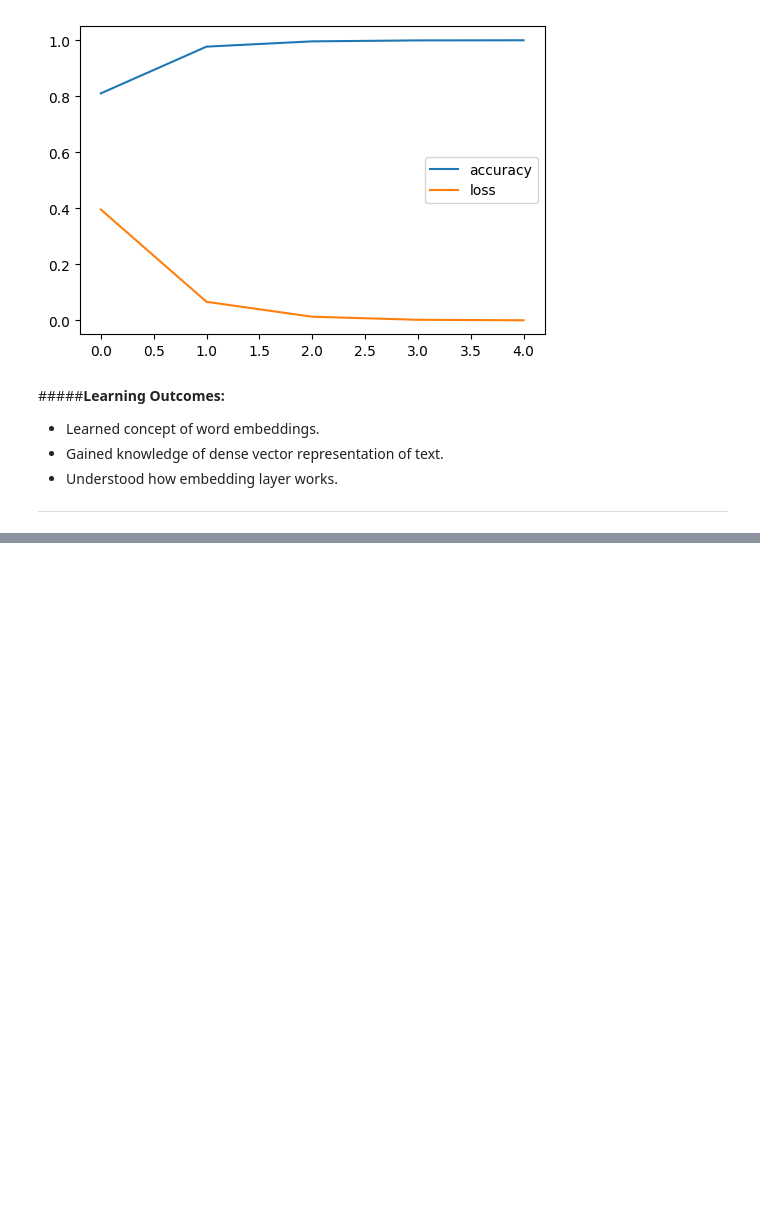
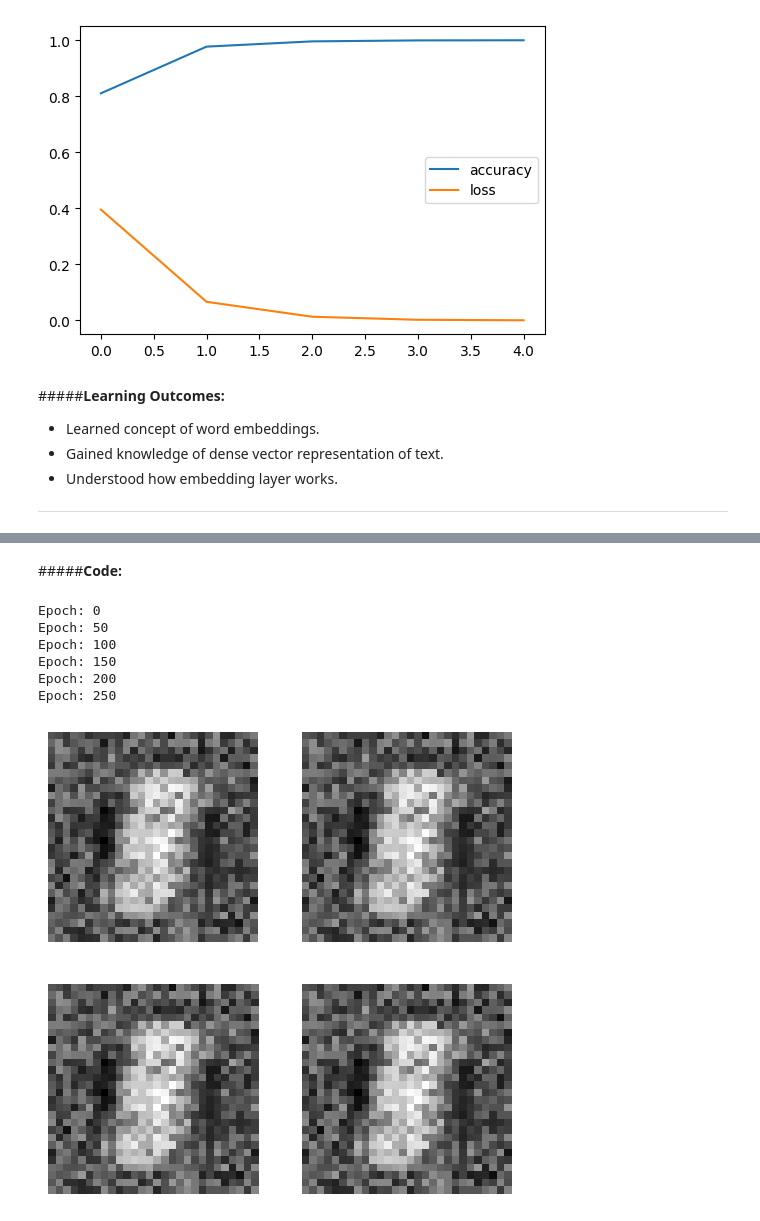
Before and after one commit to danish-khan962/ADGIPS-LabFiles, a Jupyter notebook: Advances in Deep Learning (ADL) Lab/ADL_Lab.ipynb, the cells around one changed output, grey strips where cells are left out. Drawn from its saved outputs; the diff is of its cells as text; code cells hidden in the pictures; blank space fills up the shorter version.

```diff
--- a/Advances in Deep Learning (ADL) Lab/ADL_Lab.ipynb
+++ b/Advances in Deep Learning (ADL) Lab/ADL_Lab.ipynb
@@ -680,0 +782,10 @@ Test Accuracy:  0.8520399928092957
+# %%
+# Performing Data augmentation
+train_datagen = ImageDataGenerator(rescale=1./255)
+train_path = path
+train_data = train_datagen.flow_from_directory(
+    path,
+    target_size=(64, 64),
+    batch_size=32,
+    class_mode='categorical'
+)
@@ -680,0 +997,2 @@ Test Accuracy:  0.8520399928092957
+# %% [markdown]
+#####**Code:**
@@ -680,0 +1004,21 @@ Test Accuracy:  0.8520399928092957
+# %%
+# Generator
+generator = models.Sequential([
+    layers.Dense(256, activation='relu', input_shape=(100,)),
+    layers.Dense(512, activation='relu'),
+    layers.Dense(1024, activation='relu'),
+    layers.Dense(784, activation='tanh'),
+    layers.Reshape((28,28,1))
+])
+
+# Discriminator
+discriminator = models.Sequential([
+    layers.Flatten(input_shape=(28,28,1)),
+    layers.Dense(512, activation='relu'),
+    layers.Dense(256, activation='relu'),
+    layers.Dense(1, activation='sigmoid')
+])
+
+discriminator.compile(loss='binary_crossentropy',
+                      optimizer='adam',
+                      metrics=['accuracy'])
@@ -680,0 +1039,44 @@ Test Accuracy:  0.8520399928092957
+# %%
+for epoch in range(300):
+
+    # Real images
+    idx = np.random.randint(0, x_train.shape[0], 32)
+    real_images = x_train[idx]
+
+    # Fake images
+    noise = np.random.normal(0,1,(32,100))
+    fake_images = generator.predict(noise, verbose=0)
+
+    real = np.ones((32,1))
+    fake = np.zeros((32,1))
+
+    # Train discriminator
+    discriminator.trainable = True
+    discriminator.train_on_batch(real_images, real)
+    discriminator.train_on_batch(fake_images, fake)
+
+    # Train generator
+    discriminator.trainable = False
+    gan.train_on_batch(noise, real)
+
+    if epoch % 50 == 0:
+        print("Epoch:", epoch)
+# %% [output]
+Epoch: 0
+Epoch: 50
+Epoch: 100
+Epoch: 150
+Epoch: 200
+Epoch: 250
+# %%
+import matplotlib.pyplot as plt
+noise = np.random.rand(4, 100)
+generated_images = generator.predict(noise, verbose=0)
+plt.figure(figsize=(6,6))
+for i in range(4):
+    plt.subplot(2,2,i+1)
+    plt.imshow(generated_images[i].reshape(28,28), cmap='gray')
+    plt.axis('off')
+plt.show()
+# %% [output]
+[figure, added]
```
Also changed, not shown: parts of 31 cells of this notebook.
